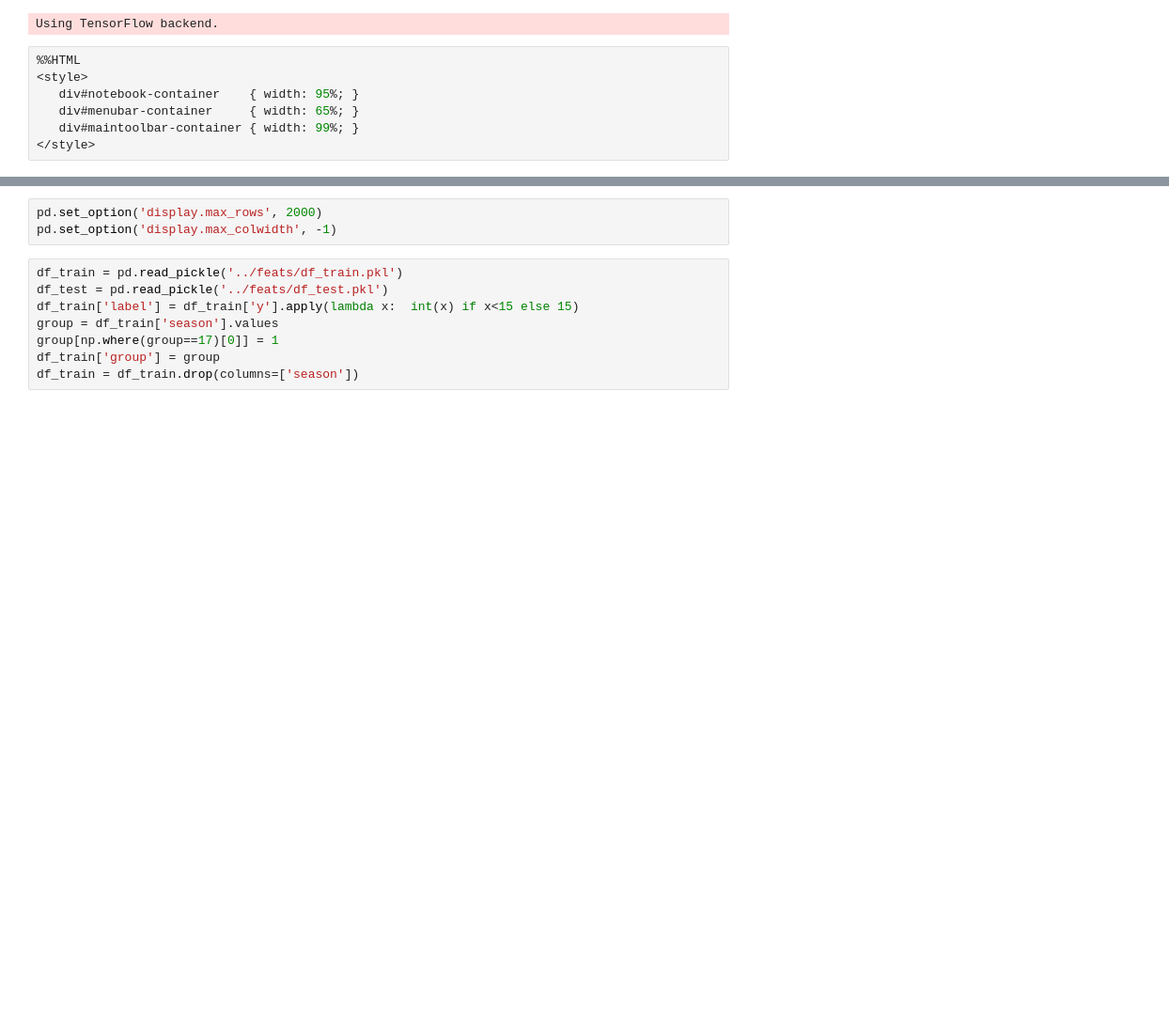
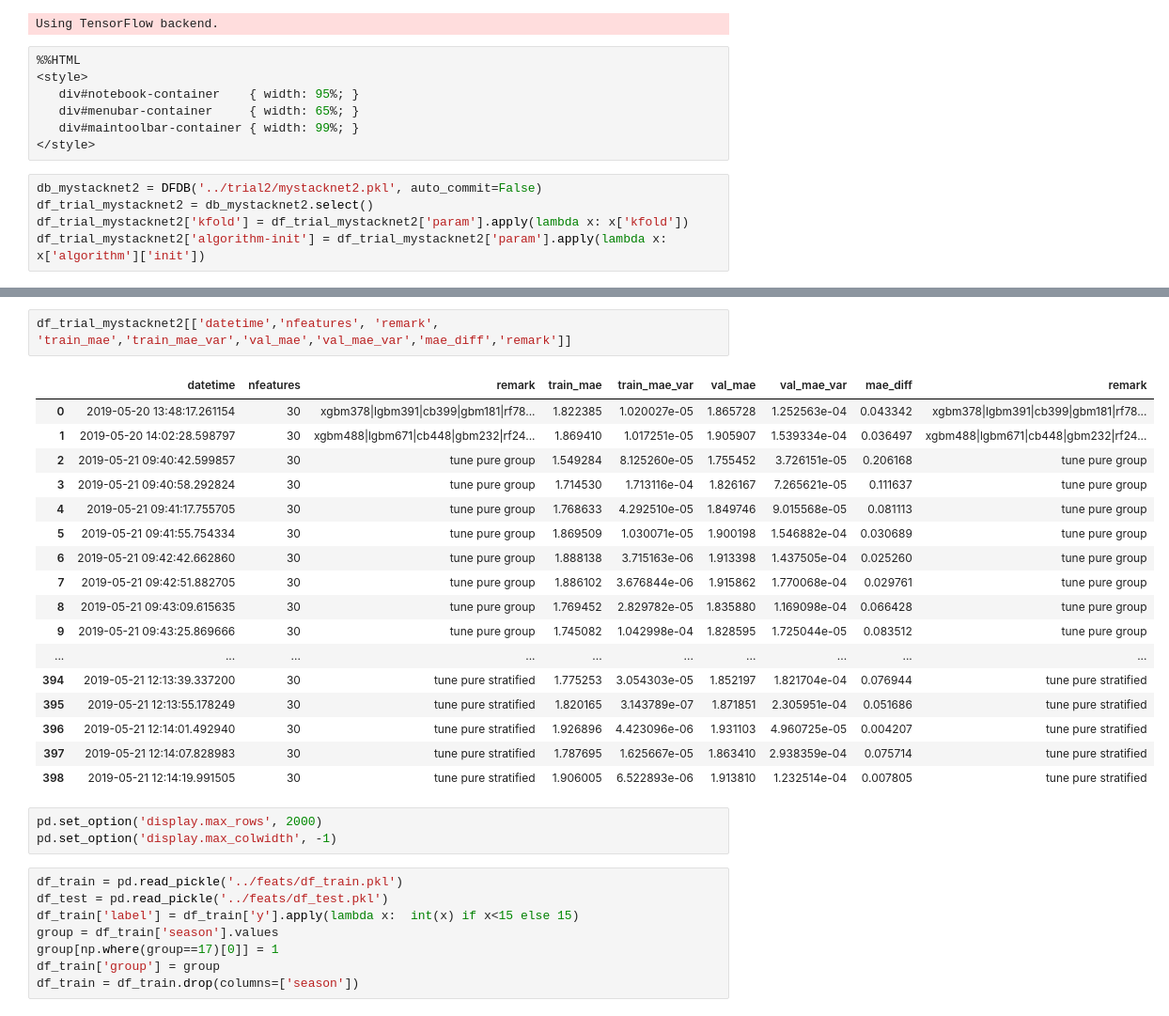
Before and after one commit to arhow/LANLEarthquakePrediction2019, a Jupyter notebook: mystacknet4.ipynb, the cells around one changed output, grey strips where cells are left out. Shown at 94% size. Saved outputs shown, nothing was run; the diff lists cells and outputs as text; blank space fills up the shorter version.

```diff
--- a/mystacknet4.ipynb
+++ b/mystacknet4.ipynb
@@ -32,3 +32,8 @@ Using TensorFlow backend.
    div#menubar-container     { width: 65%; }
    div#maintoolbar-container { width: 99%; }
 </style>
+# %%
+db_mystacknet2 = DFDB('../trial2/mystacknet2.pkl', auto_commit=False)
+df_trial_mystacknet2 = db_mystacknet2.select()
+df_trial_mystacknet2['kfold'] = df_trial_mystacknet2['param'].apply(lambda x: x['kfold'])
+df_trial_mystacknet2['algorithm-init'] = df_trial_mystacknet2['param'].apply(lambda x: x['algorithm']['init'])
@@ -35,3 +60,23 @@ Using TensorFlow backend.
+# %%
+df_trial_mystacknet2[['datetime','nfeatures', 'remark', 'train_mae','train_mae_var','val_mae','val_mae_var','mae_diff','remark']]
+# %% [output]
+|  | datetime | nfeatures | remark | train_mae | train_mae_var | val_mae | val_mae_var | mae_diff | remark |
+| 0 | 2019-05-20 13:48:17.261154 | 30 | xgbm378|lgbm391|cb399|gbm181|rf78... | 1.822385 | 1.020027e-05 | 1.865728 | 1.252563e-04 | 0.043342 | xgbm378|lgbm391|cb399|gbm181|rf78... |
+| 1 | 2019-05-20 14:02:28.598797 | 30 | xgbm488|lgbm671|cb448|gbm232|rf24... | 1.869410 | 1.017251e-05 | 1.905907 | 1.539334e-04 | 0.036497 | xgbm488|lgbm671|cb448|gbm232|rf24... |
+| 2 | 2019-05-21 09:40:42.599857 | 30 | tune pure group | 1.549284 | 8.125260e-05 | 1.755452 | 3.726151e-05 | 0.206168 | tune pure group |
+| 3 | 2019-05-21 09:40:58.292824 | 30 | tune pure group | 1.714530 | 1.713116e-04 | 1.826167 | 7.265621e-05 | 0.111637 | tune pure group |
+| 4 | 2019-05-21 09:41:17.755705 | 30 | tune pure group | 1.768633 | 4.292510e-05 | 1.849746 | 9.015568e-05 | 0.081113 | tune pure group |
+| 5 | 2019-05-21 09:41:55.754334 | 30 | tune pure group | 1.869509 | 1.030071e-05 | 1.900198 | 1.546882e-04 | 0.030689 | tune pure group |
+| 6 | 2019-05-21 09:42:42.662860 | 30 | tune pure group | 1.888138 | 3.715163e-06 | 1.913398 | 1.437505e-04 | 0.025260 | tune pure group |
+| 7 | 2019-05-21 09:42:51.882705 | 30 | tune pure group | 1.886102 | 3.676844e-06 | 1.915862 | 1.770068e-04 | 0.029761 | tune pure group |
+| 8 | 2019-05-21 09:43:09.615635 | 30 | tune pure group | 1.769452 | 2.829782e-05 | 1.835880 | 1.169098e-04 | 0.066428 | tune pure group |
+| 9 | 2019-05-21 09:43:25.869666 | 30 | tune pure group | 1.745082 | 1.042998e-04 | 1.828595 | 1.725044e-05 | 0.083512 | tune pure group |
+| ... | ... | ... | ... | ... | ... | ... | ... | ... | ... |
+| 394 | 2019-05-21 12:13:39.337200 | 30 | tune pure stratified | 1.775253 | 3.054303e-05 | 1.852197 | 1.821704e-04 | 0.076944 | tune pure stratified |
+| 395 | 2019-05-21 12:13:55.178249 | 30 | tune pure stratified | 1.820165 | 3.143789e-07 | 1.871851 | 2.305951e-04 | 0.051686 | tune pure stratified |
+| 396 | 2019-05-21 12:14:01.492940 | 30 | tune pure stratified | 1.926896 | 4.423096e-06 | 1.931103 | 4.960725e-05 | 0.004207 | tune pure stratified |
+| 397 | 2019-05-21 12:14:07.828983 | 30 | tune pure stratified | 1.787695 | 1.625667e-05 | 1.863410 | 2.938359e-04 | 0.075714 | tune pure stratified |
+| 398 | 2019-05-21 12:14:19.991505 | 30 | tune pure stratified | 1.906005 | 6.522893e-06 | 1.913810 | 1.232514e-04 | 0.007805 | tune pure stratified |
 # %%
 pd.set_option('display.max_rows', 2000)
 pd.set_option('display.max_colwidth', -1)
```
Also changed, not shown: parts of 1 cell of this notebook.
